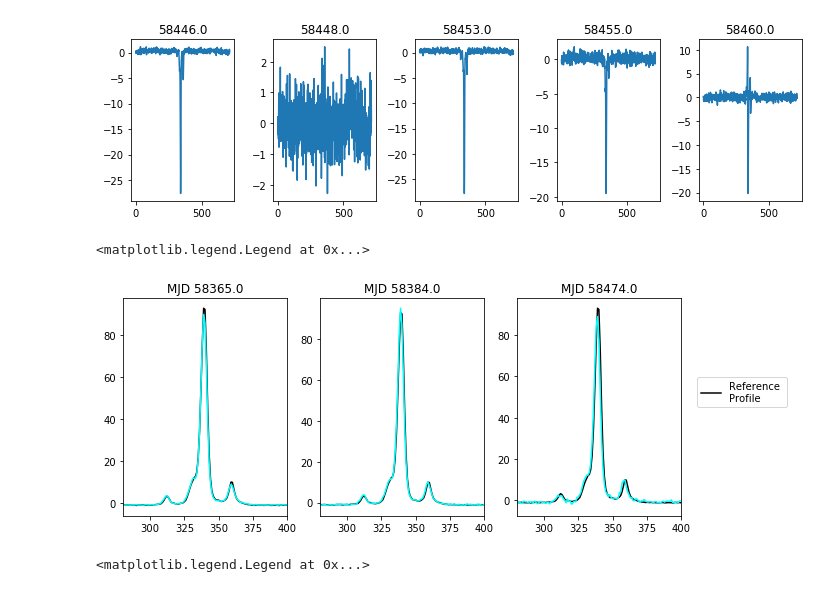
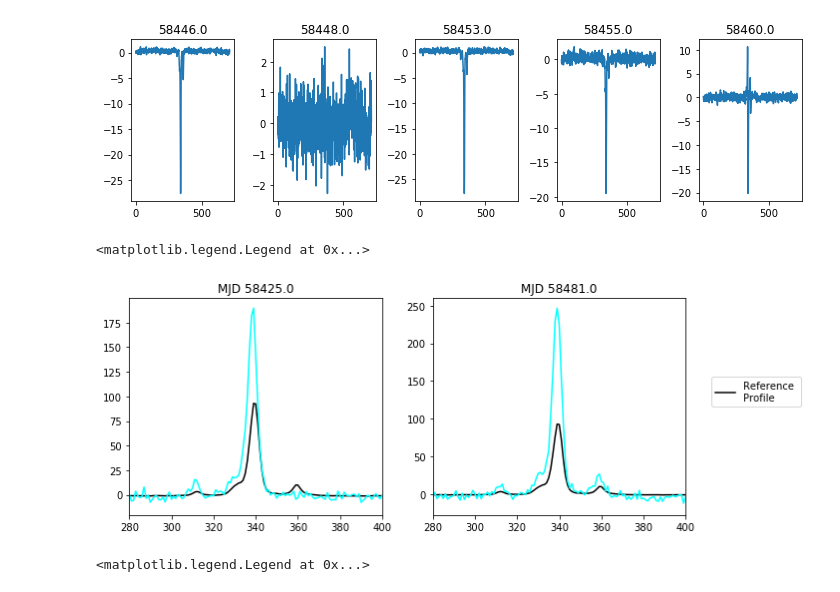
Before and after one commit to minyoungk99/IRES, a Jupyter notebook: other_notebooks/create_ratios_diffs.ipynb, the cells around one changed output. Saved outputs shown, nothing was run; the diff lists cells and outputs as text; code cells hidden in the pictures.

```diff
--- a/other_notebooks/create_ratios_diffs.ipynb
+++ b/other_notebooks/create_ratios_diffs.ipynb
@@ -71,34 +67,34 @@ u.gridplot(diffs[40:45], 5, hist=False, figsize=(10, 3), mjd=mjd[40:45])
 [figure]
 # %%
 fig = plt.figure(figsize=(10, 4))
-ax1 = fig.add_subplot(131)
-ax2 = fig.add_subplot(132)
-ax3 = fig.add_subplot(133)
+#ax1 = fig.add_subplot(131)
+ax2 = fig.add_subplot(121)
+ax3 = fig.add_subplot(122)
 
-ind1 = np.where(mjd == 58365.)[0][0]
-ind2 = np.where(mjd == 58384.)[0][0]
-ind3 = np.where(mjd == 58474.)[0][0]
+#ind1 = np.where(mjd == 58365.)[0][0]
+ind2 = np.where(mjd == 58425.)[0][0]
+ind3 = np.where(mjd == 58481.)[0][0]
 
-ax1.plot(profs[0], 'k', label='Reference \nProfile'); ax1.plot(profs[ind1], 'cyan')
+#ax1.plot(profs[0], 'k', label='Reference \nProfile'); ax1.plot(profs[ind1], 'cyan')
 ax2.plot(profs[0], 'k', label='Reference \nProfile'); ax2.plot(profs[ind2], 'cyan')
 ax3.plot(profs[0], 'k', label='Reference \nProfile'); ax3.plot(profs[ind3], 'cyan')
 
-ax1.set_title("MJD {}".format(mjd[ind1]))
+#ax1.set_title("MJD {}".format(mjd[ind1]))
 ax2.set_title("MJD {}".format(mjd[ind2]))
 ax3.set_title("MJD {}".format(mjd[ind3]))
 
-ax1.set_xlim(280,400)
+#ax1.set_xlim(280,400)
 ax2.set_xlim(280,400)
 ax3.set_xlim(280,400)
 
 #ax1.set_ylim(-10,250)
 #ax2.set_ylim(-10,250)
 #ax3.set_ylim(-10,250)
 
 plt.legend(loc=(1.1, .5), prop={'size':10})
 # %% [output]
 <matplotlib.legend.Legend at 0x...>
-[figure, old version]
+[figure, new version]
 # %%
 fig = plt.figure(figsize=(10, 7))
 ax1 = fig.add_subplot(221)
```
Also changed, not shown: parts of 2 cells of this notebook, 19 other files.
